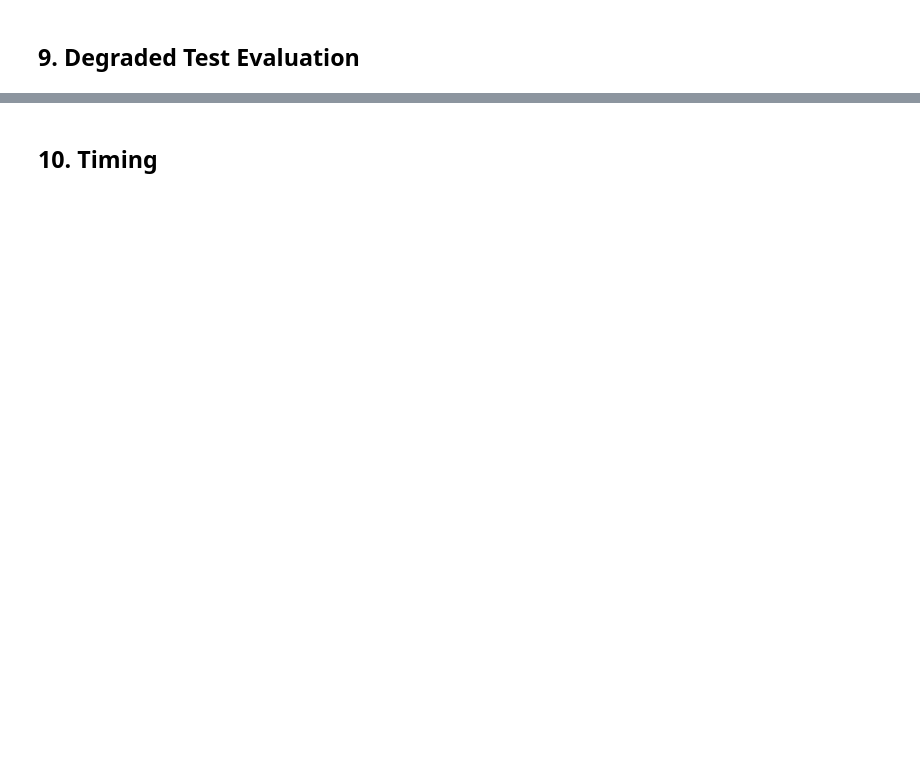
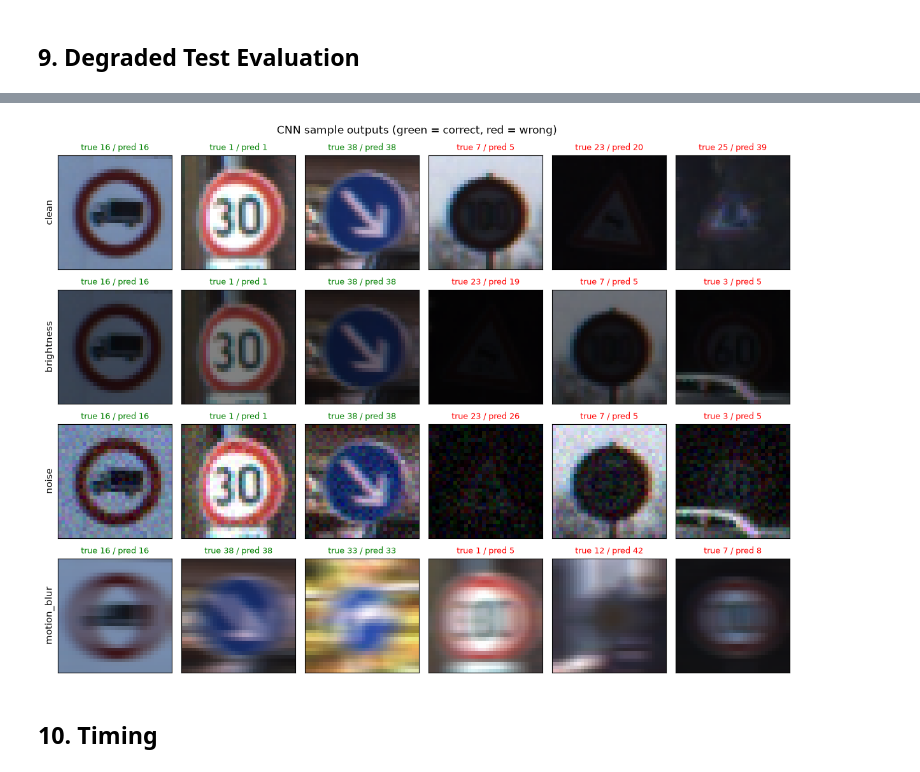
Before and after one commit to Davy-Chu/CP467GroupProject, a Jupyter notebook: notebooks/02_cnn.ipynb, the cells around one changed output, grey strips where cells are left out. Cells and saved outputs as stored; diff of their text form; code cells hidden in the pictures; blank space fills up the shorter version.

```diff
--- a/notebooks/02_cnn.ipynb
+++ b/notebooks/02_cnn.ipynb
@@ -153,6 +447,77 @@ Apply `apply_condition` to the common resized RGB image before converting to ten
 # %% [markdown]
 ## 9. Degraded Test Evaluation
 # %%
-# TODO: Loop over CONDITIONS with apply_condition(image, condition, image_id=row.Path).
-# Reuse the same test rows and shared degradation settings as HOG+SVM.
-# Evaluate optional preprocessing separately; never tune on the test set.
+# Constants to show per row in the original sample figure
+NUM_RIGHT = 3
+NUM_WRONG = 3
+
+# The same test images but made darker / noisy / blurry
+# Apply_condition seeds the noise with the image path so the svm side gets the exact same noise
+for condition in CONDITIONS:
+    if condition == "clean":
+        continue  # already did clean in section 8
+
+    # y_test_cond is the same as y_test, labels dont change with degradation
+    x_test_cond, y_test_cond = load_split_into_memory(test_metadata, condition=condition)
+    cond_preds = predict(x_test_cond)
+
+    cond_acc = accuracy_score(y_true, cond_preds)
+    cond_f1 = f1_score(y_true, cond_preds, average="macro", labels=all_labels, zero_division=0)
+    print(f"{condition} test: accuracy {cond_acc:.4f}, macro f1 {cond_f1:.4f}")
+
+    cond_result = {}
+    cond_result["condition"] = condition
+    cond_result["accuracy"] = cond_acc
+    cond_result["macro_f1"] = cond_f1
+    test_results.append(cond_result)
+
+    test_imgs[condition] = x_test_cond
+    test_preds[condition] = cond_preds
+
+# Summarize, the drop = how much accuracy we lost vs clean
+print()
+for result in test_results:
+    drop = clean_acc - result["accuracy"]
+    print(f"{result['condition']}: accuracy {result['accuracy']:.4f}, macro f1 {result['macro_f1']:.4f}, drop {drop:.4f}")
+
+# sample outputs for the report: first 3 right and first 3 wrong for each condition
+fig, axes = plt.subplots(len(CONDITIONS), NUM_RIGHT + NUM_WRONG, figsize=(12, 9))
+
+for row in range(len(CONDITIONS)):
+    condition = CONDITIONS[row]
+    preds = test_preds[condition]
+
+    right_idx = []
+    wrong_idx = []
+    for i in range(len(y_true)):
+        if preds[i] == y_true[i] and len(right_idx) < NUM_RIGHT:
+            right_idx.append(i)
+        if preds[i] != y_true[i] and len(wrong_idx) < NUM_WRONG:
+            wrong_idx.append(i)
+    picked = right_idx + wrong_idx
+
+    for col in range(len(picked)):
+        i = picked[col]
+        img = test_imgs[condition][i]
+        img = img.permute(1, 2, 0)  # =back to (H,W,C) so matplotlib can show it
+        img = img.numpy()
+
+        ax = axes[row, col]
+        ax.imshow(img)
+        # Hide ticks but not the whole axis, otherwise the row label disappears
+        ax.set_xticks([])
+        ax.set_yticks([])
+
+        if preds[i] == y_true[i]:
+            color = "green"
+        else:
+            color = "red"
+        ax.set_title(f"true {y_true[i]} / pred {preds[i]}", color=color, fontsize=9)
+
+    axes[row, 0].set_ylabel(condition, fontsize=11)
+
+fig.suptitle("CNN sample outputs (green = correct, red = wrong)")
+plt.tight_layout()
+plt.savefig(PLOTS_DIR / "cnn_sample_outputs.png", dpi=150)
+plt.show()
+# %% [output]
@@ -159,3 +532,4 @@ Apply `apply_condition` to the common resized RGB image before converting to ten
+[figure, added]
 # %% [markdown]
 ## 10. Timing
 # %%
```
Also changed, not shown: parts of 23 cells of this notebook, 5 other files.
